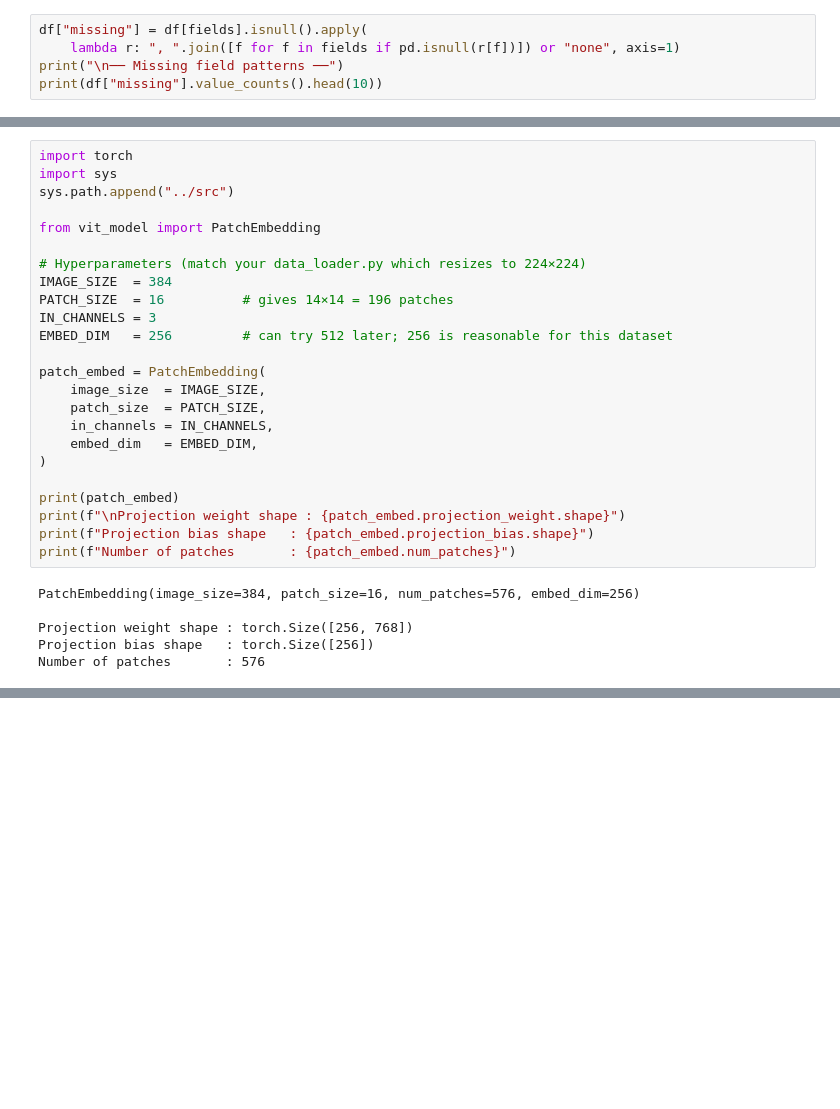
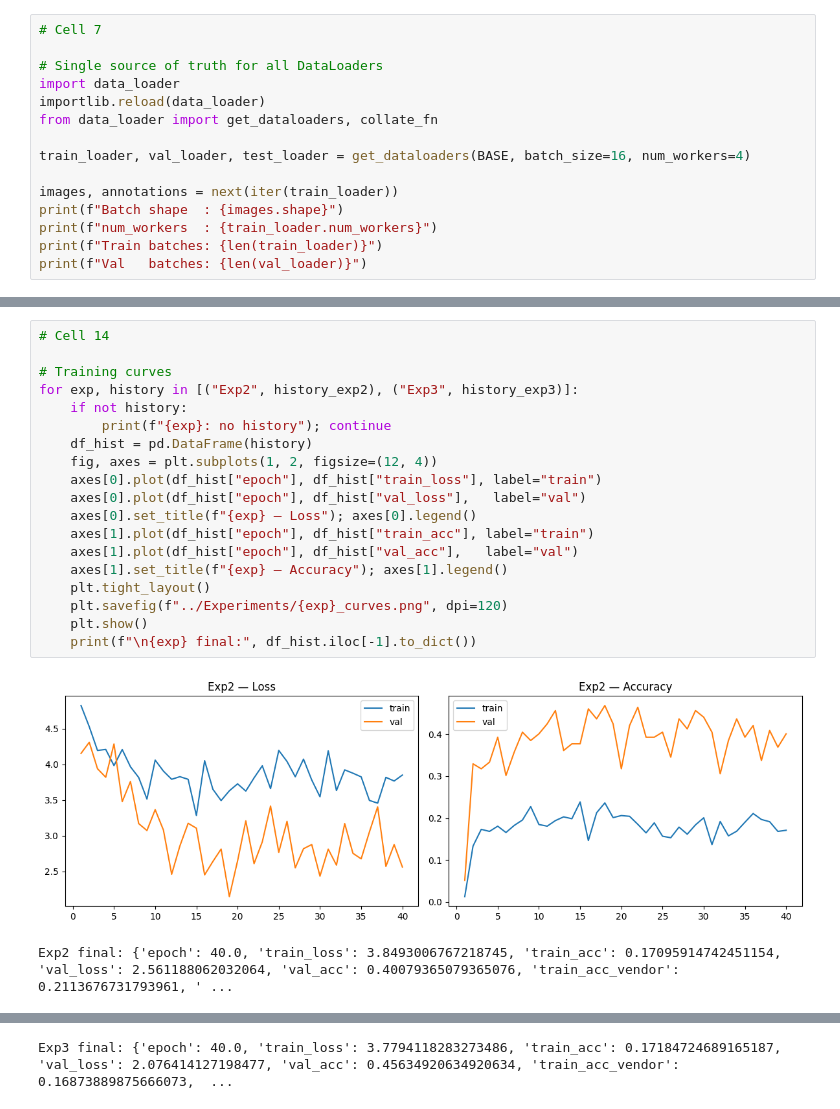
Before and after one commit to SahilSheth1/CS_4375_Project, a Jupyter notebook: Notebooks/model.ipynb, the cells around one changed output, grey strips where cells are left out. Saved outputs shown, nothing was run; the diff lists cells and outputs as text; blank space fills up the shorter version.

Commit message:
Updated model performance, started backend development

```diff
--- a/Notebooks/model.ipynb
+++ b/Notebooks/model.ipynb
@@ -134,6 +188,16 @@ print(f"\n── Receipts with ALL 4 fields: {all_four} / {len(df)} "
 # %%
-df["missing"] = df[fields].isnull().apply(
-    lambda r: ", ".join([f for f in fields if pd.isnull(r[f])]) or "none", axis=1)
-print("\n── Missing field patterns ──")
-print(df["missing"].value_counts().head(10))
+# Cell 7
+
+# Single source of truth for all DataLoaders
+import data_loader
+importlib.reload(data_loader)
+from data_loader import get_dataloaders, collate_fn
+
+train_loader, val_loader, test_loader = get_dataloaders(BASE, batch_size=16, num_workers=4)
+
+images, annotations = next(iter(train_loader))
+print(f"Batch shape  : {images.shape}")
+print(f"num_workers  : {train_loader.num_workers}")
+print(f"Train batches: {len(train_loader)}")
+print(f"Val   batches: {len(val_loader)}")
 # %% [output]
@@ -282,30 +418,22 @@ OVERALL     Exact Match: 0.286  F1: 0.469
 # %%
-import torch
-import sys
-sys.path.append("../src")
+# Cell 14
 
-from vit_model import PatchEmbedding
-
-# Hyperparameters (match your data_loader.py which resizes to 224×224)
-IMAGE_SIZE  = 384
-PATCH_SIZE  = 16          # gives 14×14 = 196 patches
-IN_CHANNELS = 3
-EMBED_DIM   = 256         # can try 512 later; 256 is reasonable for this dataset
-
-patch_embed = PatchEmbedding(
-    image_size  = IMAGE_SIZE,
-    patch_size  = PATCH_SIZE,
-    in_channels = IN_CHANNELS,
-    embed_dim   = EMBED_DIM,
-)
-
-print(patch_embed)
-print(f"\nProjection weight shape : {patch_embed.projection_weight.shape}")
-print(f"Projection bias shape   : {patch_embed.projection_bias.shape}")
-print(f"Number of patches       : {patch_embed.num_patches}")
+# Training curves
+for exp, history in [("Exp2", history_exp2), ("Exp3", history_exp3)]:
+    if not history:
+        print(f"{exp}: no history"); continue
+    df_hist = pd.DataFrame(history)
+    fig, axes = plt.subplots(1, 2, figsize=(12, 4))
+    axes[0].plot(df_hist["epoch"], df_hist["train_loss"], label="train")
+    axes[0].plot(df_hist["epoch"], df_hist["val_loss"],   label="val")
+    axes[0].set_title(f"{exp} — Loss"); axes[0].legend()
+    axes[1].plot(df_hist["epoch"], df_hist["train_acc"], label="train")
+    axes[1].plot(df_hist["epoch"], df_hist["val_acc"],   label="val")
+    axes[1].set_title(f"{exp} — Accuracy"); axes[1].legend()
+    plt.tight_layout()
+    plt.savefig(f"../Experiments/{exp}_curves.png", dpi=120)
+    plt.show()
+    print(f"\n{exp} final:", df_hist.iloc[-1].to_dict())
 # %% [output]
+[figure, added]
-PatchEmbedding(image_size=384, patch_size=16, num_patches=576, embed_dim=256)
-
-Projection weight shape : torch.Size([256, 768])
-Projection bias shape   : torch.Size([256])
-Number of patches       : 576
+Exp2 final: {'epoch': 40.0, 'train_loss': 3.8493006767218745, 'train_acc': 0.17095914742451154, 'val_loss': 2.561188062032064, 'val_acc': 0.40079365079365076, 'train_acc_vendor': 0.2113676731793961, ' ...
@@ -312 +441,2 @@ Number of patches       : 576
+Exp3 final: {'epoch': 40.0, 'train_loss': 3.7794118283273486, 'train_acc': 0.17184724689165187, 'val_loss': 2.076414127198477, 'val_acc': 0.45634920634920634, 'train_acc_vendor': 0.16873889875666073,  ...
 # %%
```
Also changed, not shown: parts of 41 cells of this notebook, 21 other files.
